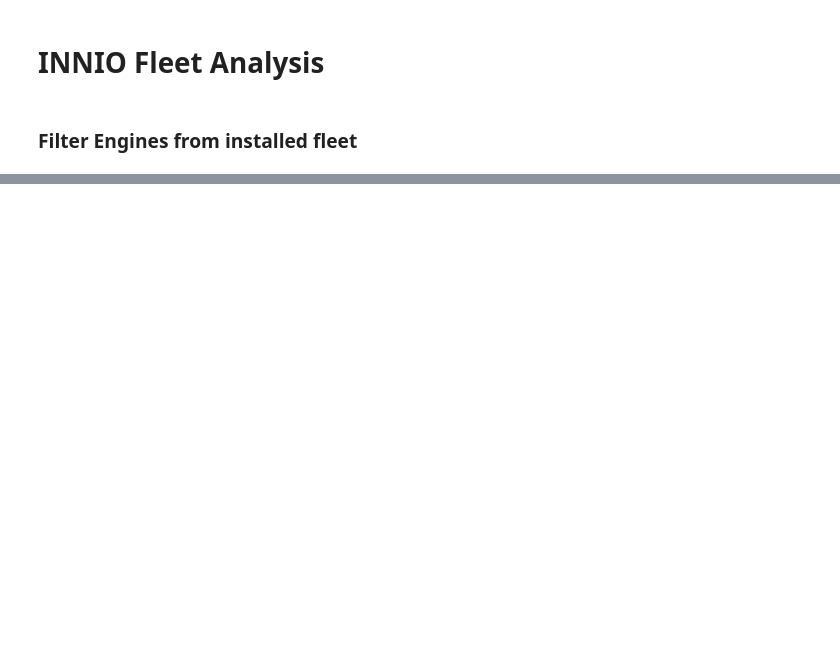
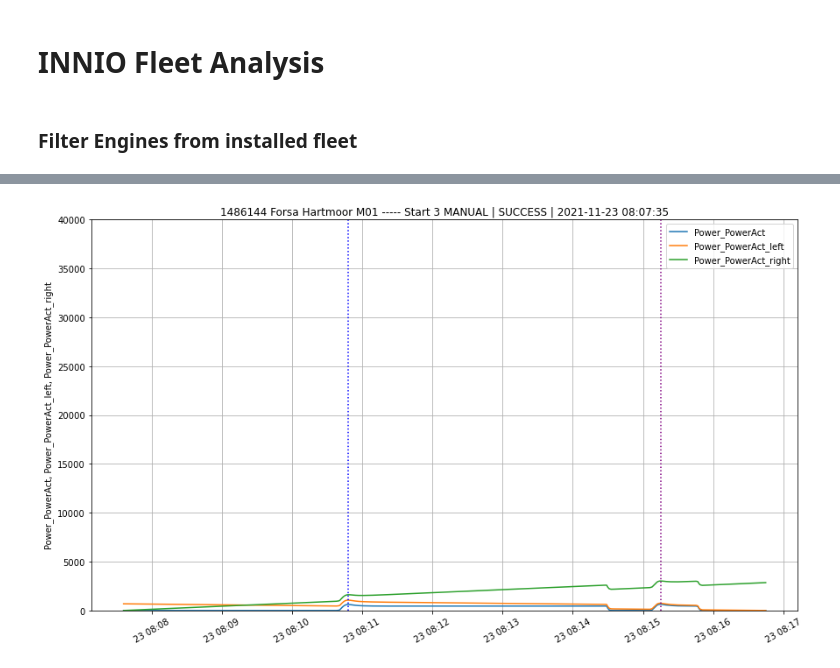
Before and after one commit to dieterch/statemachine, a Jupyter notebook: forsa_hartmoor.ipynb, the cells around one changed output, grey strips where cells are left out. Cells and saved outputs as stored; diff of their text form; code cells hidden in the pictures; blank space fills up the shorter version.

```diff
--- a/forsa_hartmoor.ipynb
+++ b/forsa_hartmoor.ipynb
@@ -131,11 +195,13 @@ dmyplant2.add_lines(pr.loc, [], ax, color='blue', linestyle="-.")
 # %%
 dset = [
     {'col':['Power_PowerAct','Power_PowerAct_left','Power_PowerAct_right'], 'ylim':(0,40000)}
 ]
-pl = detect_edge(data, 'Power_PowerAct', kind='left')
-pr = detect_edge(data, 'Power_PowerAct', kind='right')
+pl = fsm.detect_edge(data, 'Power_PowerAct', kind='left')
+pr = fsm.detect_edge(data, 'Power_PowerAct', kind='right')
 fig, ax, axes = dmyplant2.chart(data, dset, figsize=(14,8), title=ftitle)
 dmyplant2.add_lines(pl.loc, [], ax, color='blue', linestyle=":")
 dmyplant2.add_lines(pr.loc, [], ax, color='purple', linestyle=":")
+# %% [output]
+[figure, added]
 # %%
 dset = [
```
Also changed, not shown: parts of 18 cells of this notebook, 1 other file.
